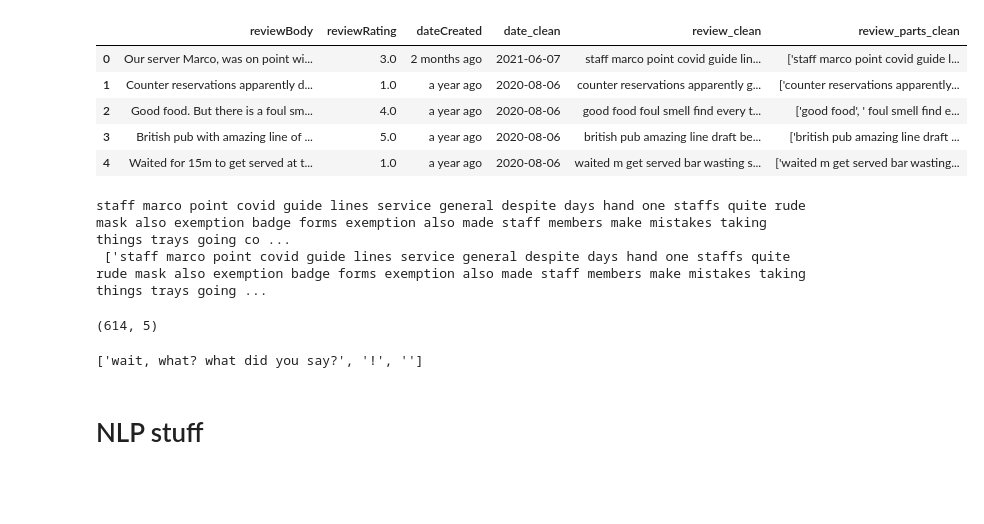
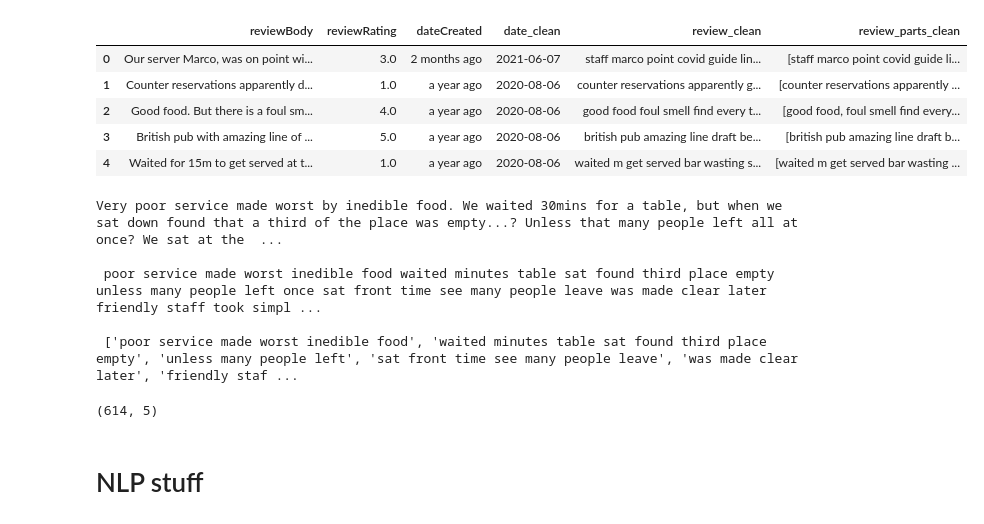
Before and after one commit to jack-cook-repo/reviews-tool, a Jupyter notebook: notebooks/Big Easy CW Reviews (Google cleaned data).ipynb, the cells around one changed output. Drawn from its saved outputs; the diff is of its cells as text; code cells hidden in the pictures; blank space fills up the shorter version.

```diff
--- a/notebooks/Big Easy CW Reviews (Google cleaned data).ipynb
+++ b/notebooks/Big Easy CW Reviews (Google cleaned data).ipynb
@@ -30,28 +33,29 @@ from pprint import pprint
 # %%
 df_big_easy_clean = pd.read_csv('../data/processed_data/df_big_easy_clean.csv')
+df_big_easy_clean['review_parts_clean'] = df_big_easy_clean['review_parts_clean'].apply(ast.literal_eval)
 df_big_easy_clean.head()
 # %% [output]
 |  | reviewBody | reviewRating | dateCreated | date_clean | review_clean | review_parts_clean |
-| 0 | Our server Marco, was on point wi... | 3.0 | 2 months ago | 2021-06-07 | staff marco point covid guide lin... | ['staff marco point covid guide l... |
-| 1 | Counter reservations apparently d... | 1.0 | a year ago | 2020-08-06 | counter reservations apparently g... | ['counter reservations apparently... |
-| 2 | Good food. But there is a foul sm... | 4.0 | a year ago | 2020-08-06 | good food foul smell find every t... | ['good food', ' foul smell find e... |
-| 3 | British pub with amazing line of ... | 5.0 | a year ago | 2020-08-06 | british pub amazing line draft be... | ['british pub amazing line draft ... |
-| 4 | Waited for 15m to get served at t... | 1.0 | a year ago | 2020-08-06 | waited m get served bar wasting s... | ['waited m get served bar wasting... |
+| 0 | Our server Marco, was on point wi... | 3.0 | 2 months ago | 2021-06-07 | staff marco point covid guide lin... | [staff marco point covid guide li... |
+| 1 | Counter reservations apparently d... | 1.0 | a year ago | 2020-08-06 | counter reservations apparently g... | [counter reservations apparently ... |
+| 2 | Good food. But there is a foul sm... | 4.0 | a year ago | 2020-08-06 | good food foul smell find every t... | [good food, foul smell find every... |
+| 3 | British pub with amazing line of ... | 5.0 | a year ago | 2020-08-06 | british pub amazing line draft be... | [british pub amazing line draft b... |
+| 4 | Waited for 15m to get served at t... | 1.0 | a year ago | 2020-08-06 | waited m get served bar wasting s... | [waited m get served bar wasting ... |
 # %%
-idx = 0
-print(df_big_easy_clean['review_clean'][idx], '\n',
+idx = 8
+print(df_big_easy_clean['reviewBody'][idx], '\n\n',
+      df_big_easy_clean['review_clean'][idx], '\n\n',
       df_big_easy_clean['review_parts_clean'][idx])
 # %% [output]
-staff marco point covid guide lines service general despite days hand one staffs quite rude mask also exemption badge forms exemption also made staff members make mistakes taking things trays going co ...
- ['staff marco point covid guide lines service general despite days hand one staffs quite rude mask also exemption badge forms exemption also made staff members make mistakes taking things trays going ...
+Very poor service made worst by inedible food. We waited 30mins for a table, but when we sat down found that a third of the place was empty...? Unless that many people left all at once? We sat at the  ...
+
+ poor service made worst inedible food waited minutes table sat found third place empty unless many people left once sat front time see many people leave was made clear later friendly staff took simpl ...
+
+ ['poor service made worst inedible food', 'waited minutes table sat found third place empty', 'unless many people left', 'sat front time see many people leave', 'was made clear later', 'friendly staf ...
 # %%
 df_big_easy_clean.shape
 # %% [output]
 (614, 5)
-# %%
-re.split(r'(!|\.)', 'wait, what? what did you say?!')
-# %% [output]
-['wait, what? what did you say?', '!', '']
 # %% [markdown]
 # NLP stuff
 # %% [markdown]
```
Also changed, not shown: parts of 10 cells of this notebook, 1 other file.
